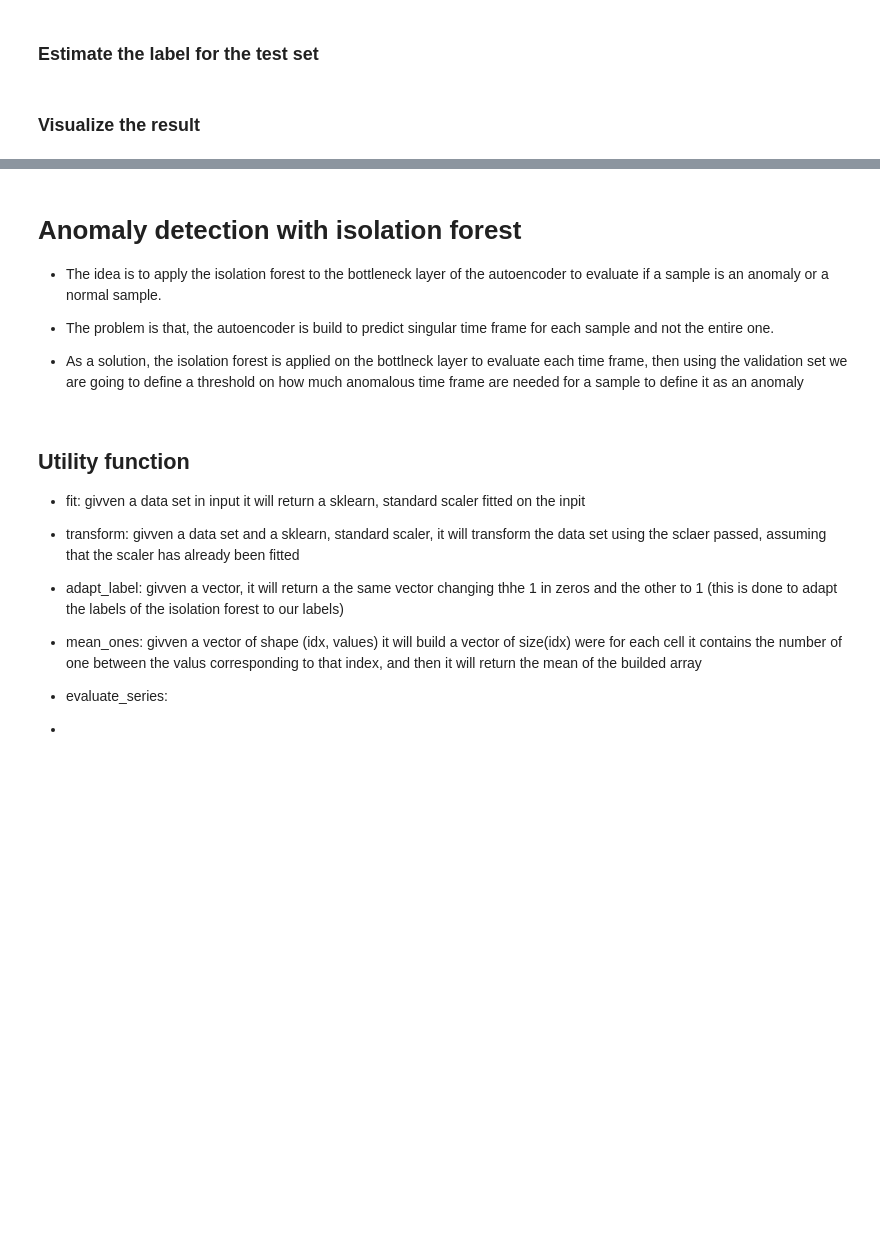
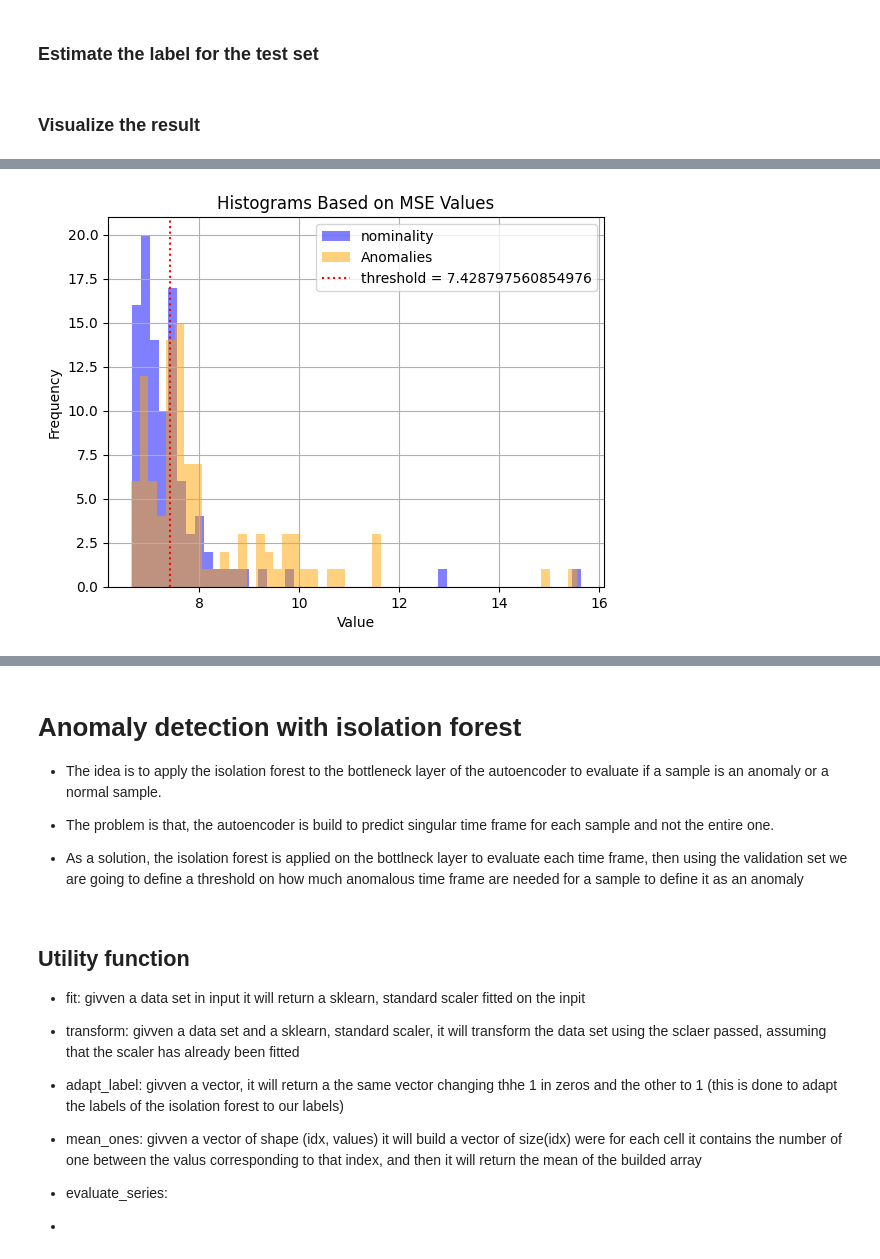
Before and after one commit to Karma39/audio_anomaly_detection, a Jupyter notebook: definitve_clear.ipynb, the cells around one changed output, grey strips where cells are left out. Cells and saved outputs as stored; diff of their text form; code cells hidden in the pictures; blank space fills up the shorter version.

```diff
--- a/definitve_clear.ipynb
+++ b/definitve_clear.ipynb
@@ -494,6 +542,32 @@ def visualize_result(y_true, y_pred):
     plt.title('Receiver Operating Characteristic (ROC) Curve', fontsize=16)
     plt.legend(loc='lower right')
     plt.show()
+
+
+
+def visualize_histograms(predict_label, true_label, threshold):
+
+    #Get the index of the label
+    anom_idx = [i for i in range(len(true_label)) if true_label[i] == 1]
+    nom_idx = [i for i in range(len(true_label)) if true_label[i] == 0]
+
+    #Get the data based on the previously builded index
+    data_with_ones = [predict_label[i] for i in anom_idx]
+    data_with_zeros = [predict_label[i] for i in nom_idx]
+
+    # Plot histograms
+    plt.hist(data_with_zeros, bins=50, alpha=0.5, label='nominality', color='blue')
+    plt.hist(data_with_ones, bins=50, alpha=0.5, label='Anomalies', color='orange')
+    plt.axvline(x=threshold, color='red', linestyle='dotted', label=f'threshold = {threshold}')
+    # Customize the plot
+    plt.xlabel('Value')
+    plt.ylabel('Frequency')
+    plt.title('Histograms Based on MSE Values')
+    plt.legend()
+    plt.grid(True)
+
+    # Show the plot
+    plt.show()
 # %% [markdown]
 ### Metrics on the training set and on the validation set
 # %%
@@ -561,0 +626,4 @@ F1-Score: 0.67
+# %%
+visualize_histograms(data_pred_test, y_test_val, threshold)
+# %% [output]
+[figure, added]
```
Also changed, not shown: parts of 22 cells of this notebook.
